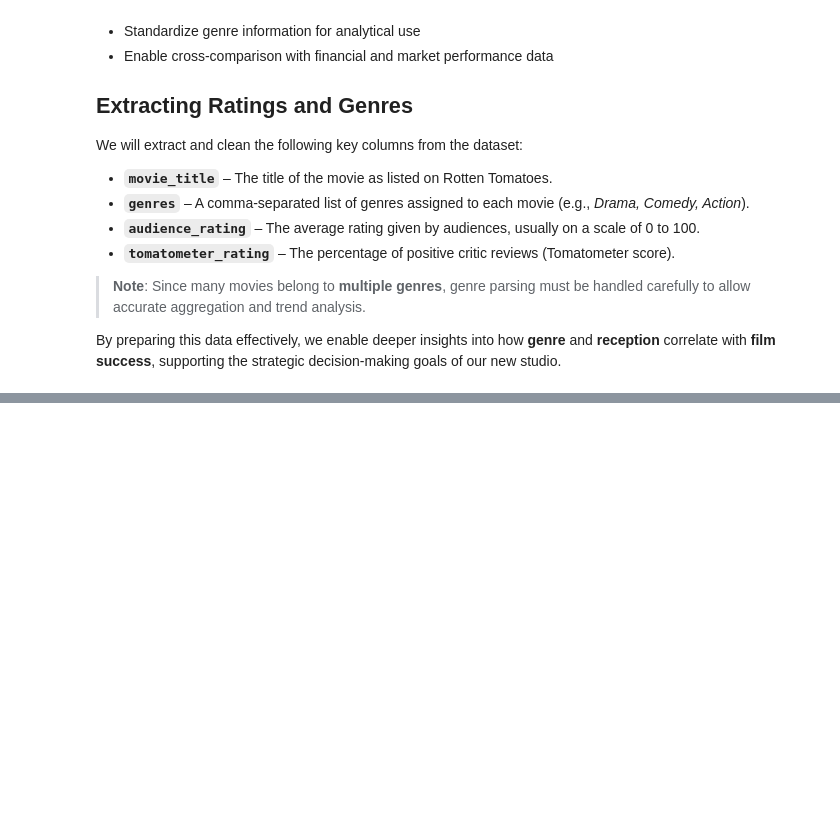
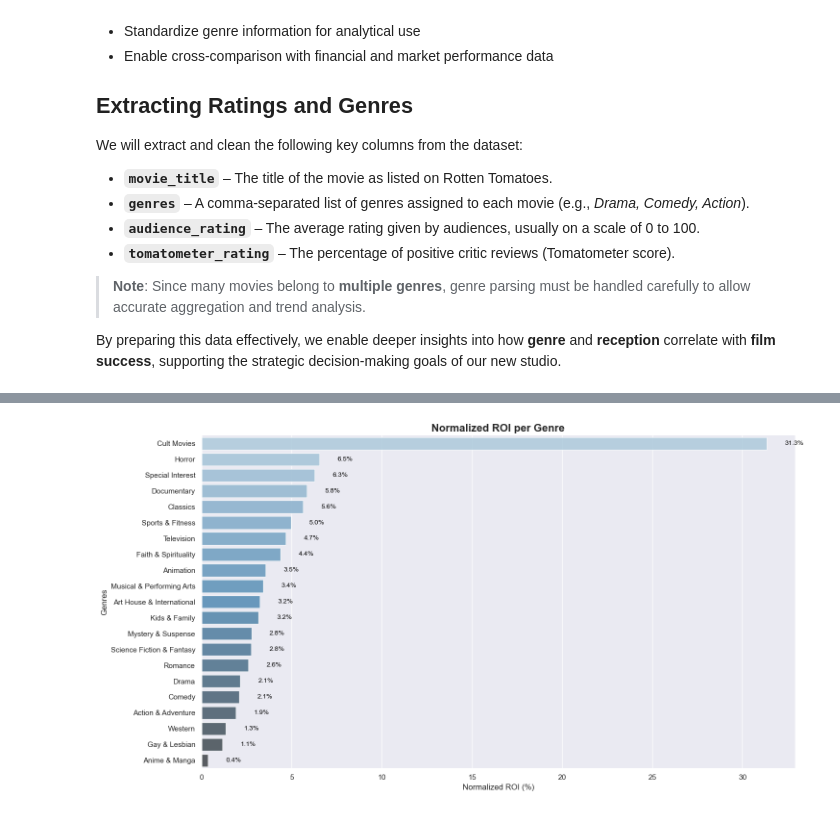
Before and after one commit to RomeC-137/Phase-G-2-Project, a Jupyter notebook: susan.ipynb, the cells around one changed output, grey strips where cells are left out. Saved outputs shown, nothing was run; the diff lists cells and outputs as text; code cells hidden in the pictures; blank space fills up the shorter version.

```diff
--- a/susan.ipynb
+++ b/susan.ipynb
@@ -229,0 +377,12 @@ genre
+# %%
+# Prepare movie titles for better matching (remove special characters, lower case)
+tn_budget_df['movie'] = tn_budget_df['movie'].str.strip().str.lower()
+rt_info_df['movie_title'] =rt_info_df['movie_title'].str.strip().str.lower()
+
+# Merge the datasets on the appropriate columns
+merged_df = tn_budget_df.merge(rt_info_df[['movie_title', 'genres']], left_on='movie', right_on='movie_title', how='left')
+
+# Drop duplicate movie_title column if you want
+merged_df = merged_df.drop(columns=['movie_title'])
+
+merged_df.head()
@@ -229,0 +440,2 @@ genre
+# %%
+final_table.dropna(subset=['genres'], inplace=True)
@@ -229,0 +524,5 @@ genre
+# %%
+# Normalize ROI values: divide each ROI by the sum of all ROIs, then multiply by 100
+# This converts absolute ROI values to relative percentages that sum to exactly 100%
+grouped_table['normalized_ROI'] = (grouped_table['ROI (%)'] / grouped_table['ROI (%)'].sum()) * 100
+grouped_table
@@ -229,0 +766,30 @@ genre
+# %%
+# Use seaborn's built-in theming (works with all versions)
+sns.set_theme(style="darkgrid")  # Use set_theme instead of set
+
+# Create figure
+plt.figure(figsize=(15, 8))
+
+# Sort data
+grouped_sorted = grouped_table.sort_values('normalized_ROI', ascending=False)
+
+# Create barplot
+ax = sns.barplot(data=grouped_sorted, x='normalized_ROI', y='genres',
+                 palette='Blues_d', alpha=0.8)
+
+# Add annotations
+for i, (roi, genre) in enumerate(zip(grouped_sorted['normalized_ROI'], grouped_sorted['genres'])):
+    ax.text(roi + 1, i, f'{roi:.1f}%', va='center', ha='left', fontsize=10, color='black')
+
+# Styling
+plt.title('Normalized ROI per Genre', fontsize=16, weight='bold')
+plt.xlabel('Normalized ROI (%)', fontsize=12)
+plt.ylabel('Genres', fontsize=12)
+
+# Remove spines
+sns.despine(left=True, bottom=True)
+
+plt.tight_layout()
+plt.show()
+# %% [output]
+[figure, added]
```
Also changed, not shown: parts of 58 cells of this notebook, 6 other files.
